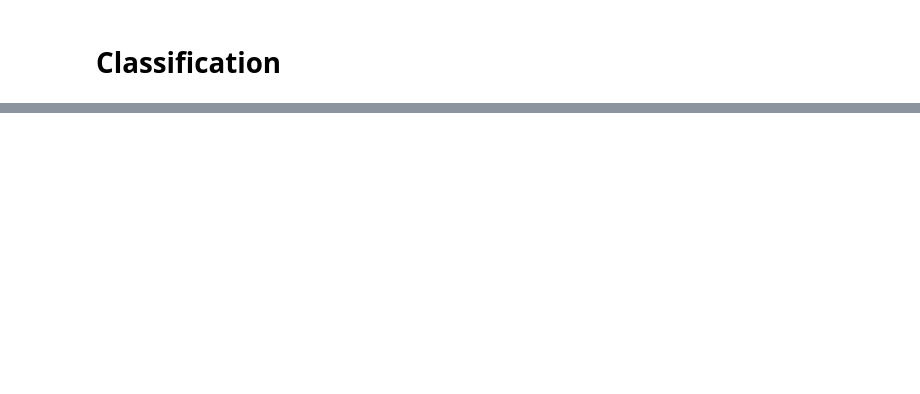
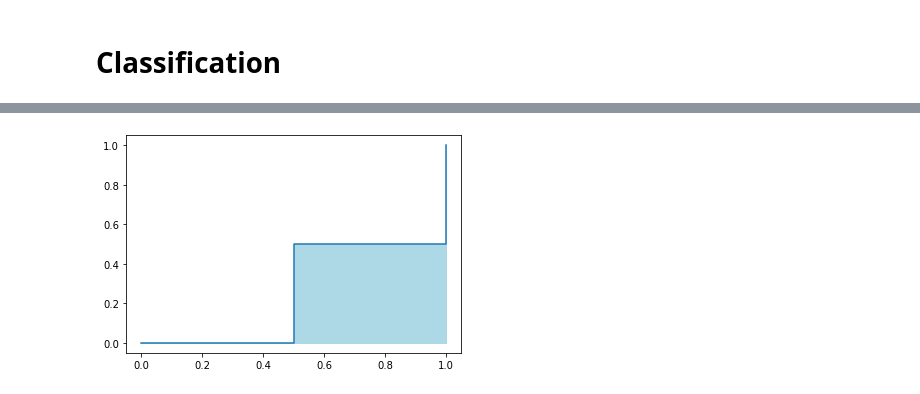
Before and after one commit to HonorWithPupils/Pattern-Recognition-Coursework, a Jupyter notebook: Metrics.ipynb, the cells around one changed output, grey strips where cells are left out. Saved outputs shown, nothing was run; the diff lists cells and outputs as text; code cells hidden in the pictures; blank space fills up the shorter version.

```diff
--- a/Metrics.ipynb
+++ b/Metrics.ipynb
@@ -35,0 +203,8 @@ def singleMetics(P, R):
+# %%
+from sklearn.metrics import roc_curve
+tpr, fpr, _ = roc_curve(y_true, y_prob)
+plt.plot(fpr, tpr)
+plt.fill_between(fpr, tpr, color='lightblue');
+# 效果完全相反
+# %% [output]
+[figure, added]
```
Also changed, not shown: parts of 24 cells of this notebook, 2 other files.
